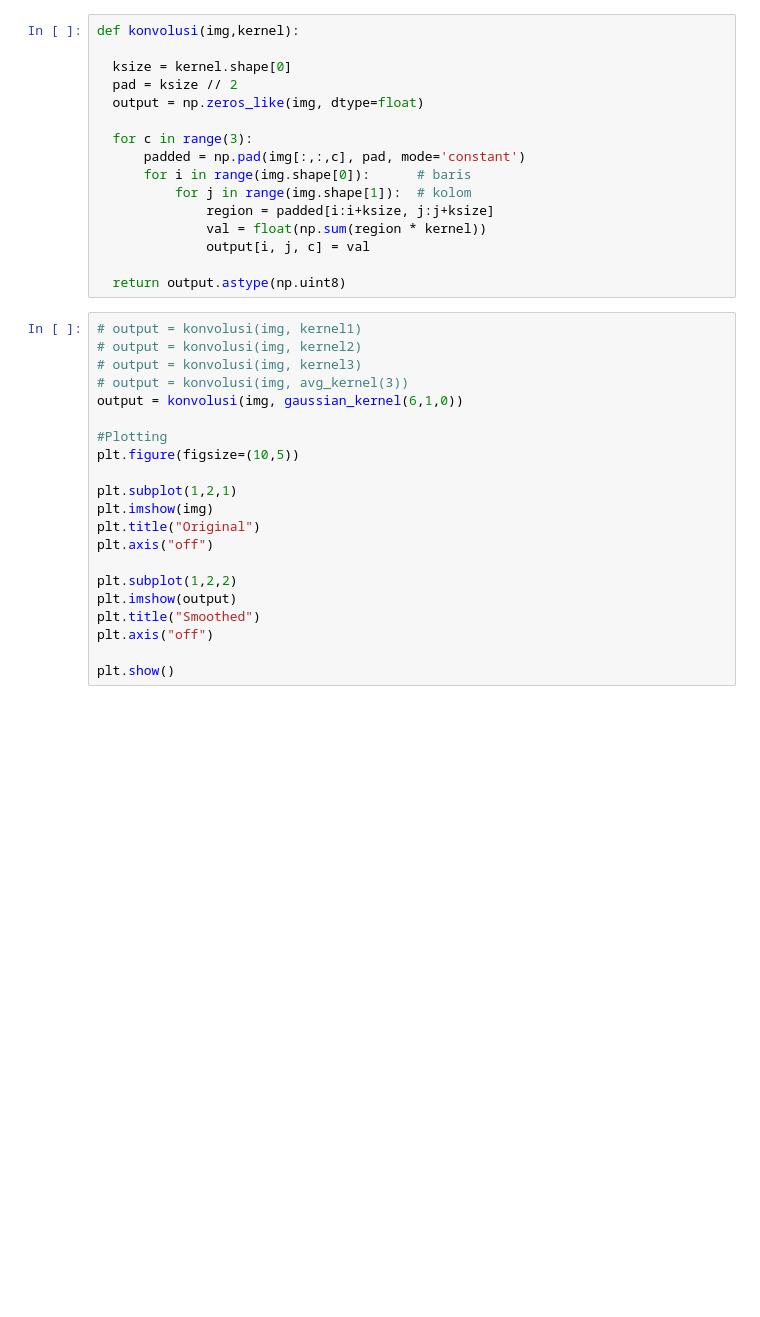
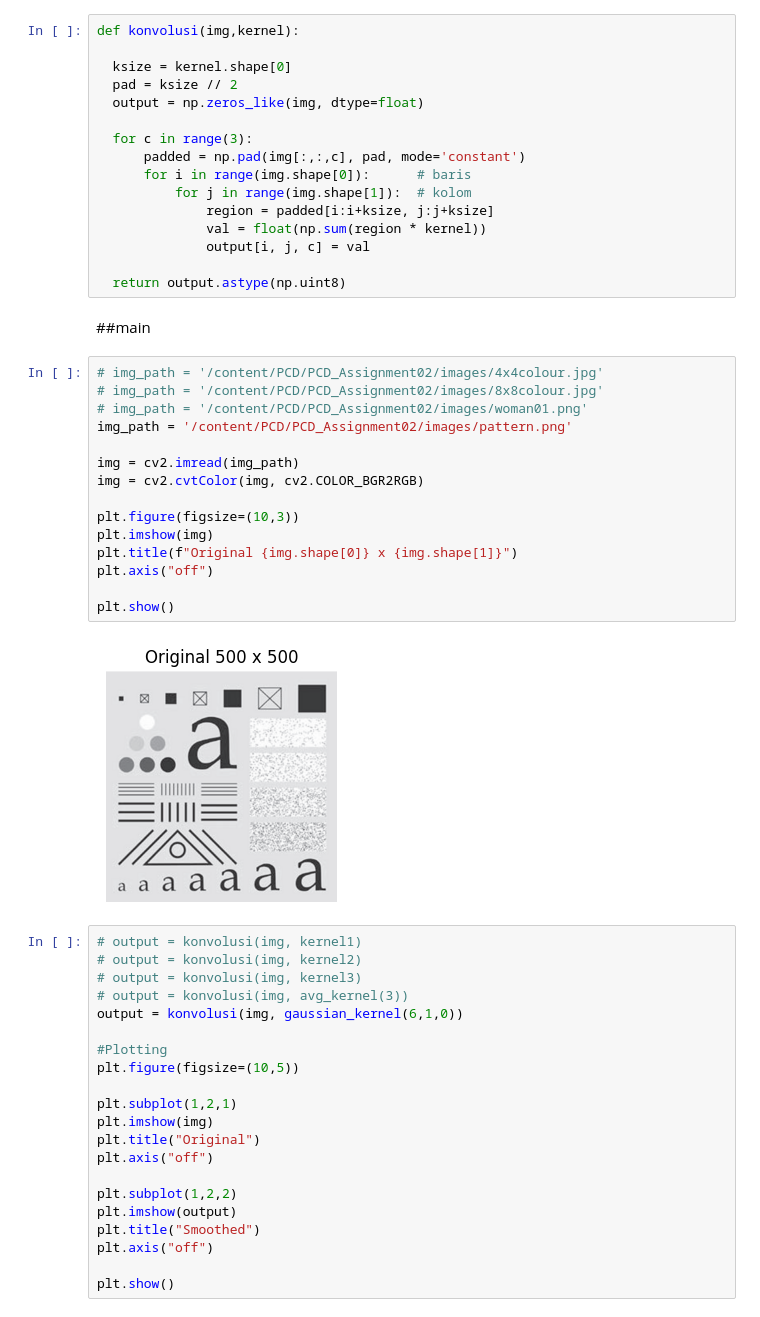
Before and after one commit to sapto-nugroho/PCD, a Jupyter notebook: PCD_Assignment02/PCD_Assignment02.ipynb, the cells around one changed output. Saved outputs shown, nothing was run; the diff lists cells and outputs as text; blank space fills up the shorter version.

```diff
--- a/PCD_Assignment02/PCD_Assignment02.ipynb
+++ b/PCD_Assignment02/PCD_Assignment02.ipynb
@@ -153,6 +118,25 @@ def konvolusi(img,kernel):
               output[i, j, c] = val
 
   return output.astype(np.uint8)
+# %% [markdown]
+##main
+# %%
+# img_path = '/content/PCD/PCD_Assignment02/images/4x4colour.jpg'
+# img_path = '/content/PCD/PCD_Assignment02/images/8x8colour.jpg'
+# img_path = '/content/PCD/PCD_Assignment02/images/woman01.png'
+img_path = '/content/PCD/PCD_Assignment02/images/pattern.png'
+
+img = cv2.imread(img_path)
+img = cv2.cvtColor(img, cv2.COLOR_BGR2RGB)
+
+plt.figure(figsize=(10,3))
+plt.imshow(img)
+plt.title(f"Original {img.shape[0]} x {img.shape[1]}")
+plt.axis("off")
+
+plt.show()
+# %% [output]
+[figure, added]
 # %%
 # output = konvolusi(img, kernel1)
 # output = konvolusi(img, kernel2)
```
Also changed, not shown: parts of 4 cells of this notebook.
